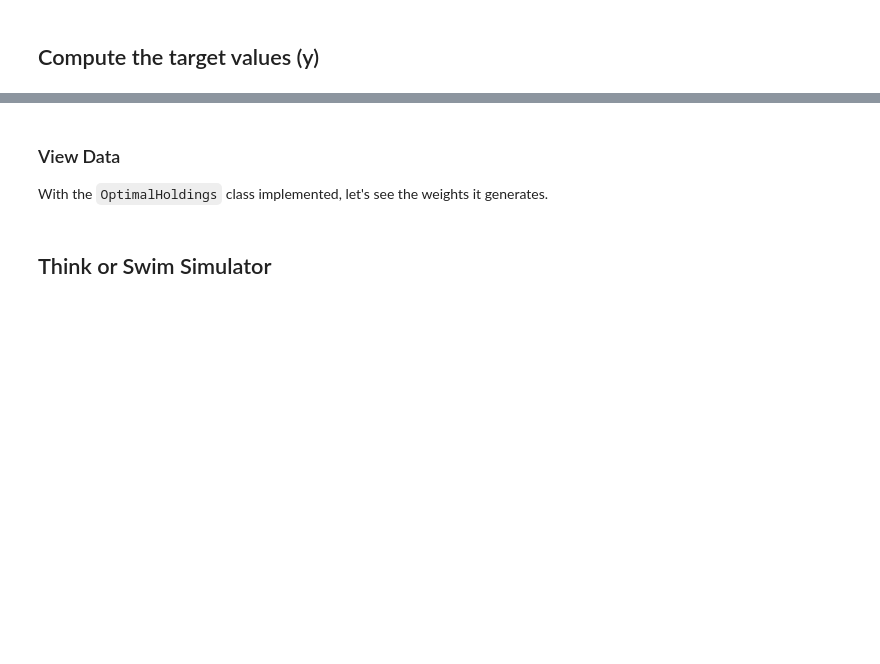
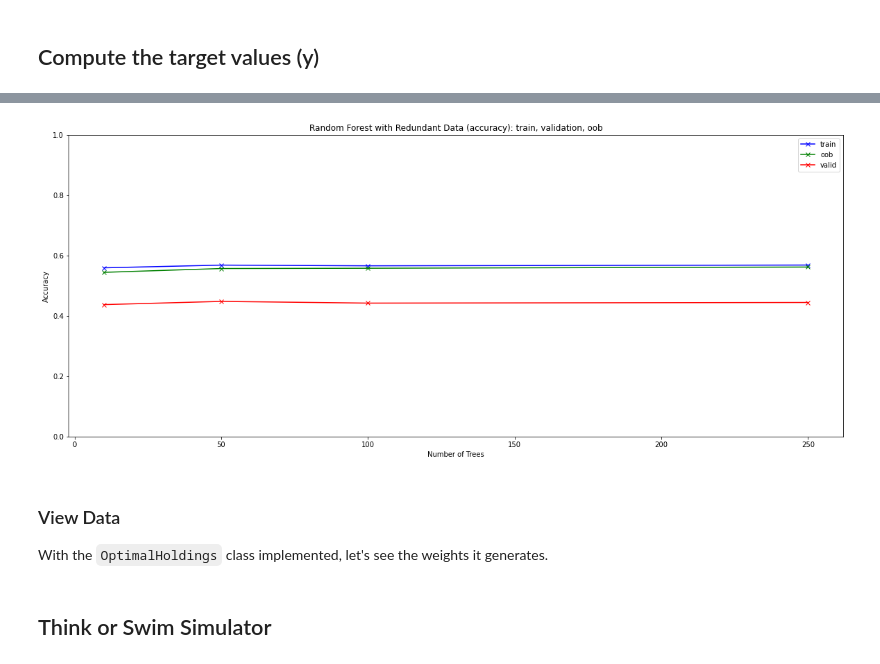
Before and after one commit to nmaiorana/svi-trading-tools, a Jupyter notebook: portfolio_analysis_ml.ipynb, the cells around one changed output, grey strips where cells are left out. Saved outputs shown, nothing was run; the diff lists cells and outputs as text; code cells hidden in the pictures; blank space fills up the shorter version.

```diff
--- a/portfolio_analysis_ml.ipynb
+++ b/portfolio_analysis_ml.ipynb
@@ -281,0 +360,5 @@ all_factors.head()
+# %%
+friday_data = all_factors[all_factors['weekday'] == 4]
+features.remove('weekday')
+X_data = friday_data[features].values
+y_data = friday_data[targets].values
@@ -281,0 +369,16 @@ all_factors.head()
+# %%
+X, X_train, X_valid, X_test, y_train, y_valid, y_testj = make_splits(friday_data, features, targets)
+# %%
+from sklearn.ensemble import RandomForestClassifier
+clf = RandomForestClassifier(
+        n_estimators=100,
+        max_features='sqrt',
+        min_samples_split=500,
+        bootstrap=True,
+        oob_score=True,
+        n_jobs=-1,
+        criterion='entropy',
+        verbose=0,
+        random_state=0
+    )
+clf.fit(X_train, y_train)
@@ -282,3 +532,27 @@ all_factors.head()
+# %%
+from sklearn.ensemble import RandomForestClassifier
+from tqdm.notebook import tqdm as tqdm
+
+train_score = []
+valid_score = []
+oob_score = []
+tree_sizes = [10, 50, 100, 250]
+
+for trees in tqdm(tree_sizes):
+    clf_red = instantiate_and_fit_a_rf(trees, X_train, y_train)
+
+    tr, va, oob = model_score(clf_red, X_train, y_train, X_valid, y_valid)
+    train_score.append(tr); valid_score.append(va); oob_score.append(oob)
+
+plot_results(
+    tree_sizes,
+    train_score,
+    oob_score,
+    valid_score,
+    'Random Forest with Redundant Data (accuracy): train, validation, oob',
+    range(5))
+# %% [output]
+[figure, added]
 # %% [markdown]
 ### View Data
 With the `OptimalHoldings` class implemented, let's see the weights it generates.
```
Also changed, not shown: parts of 16 cells of this notebook, 2 other files.
